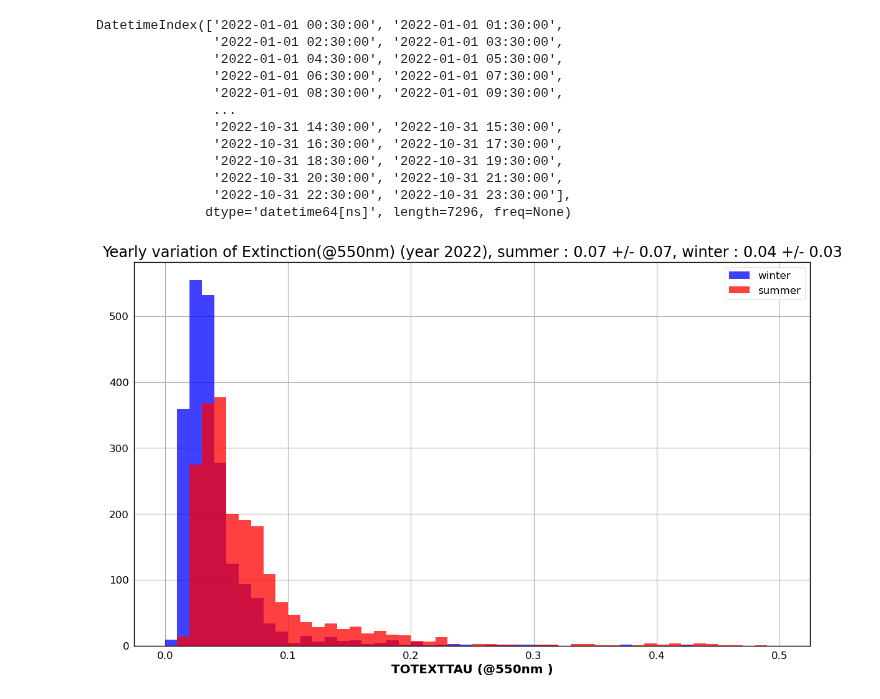
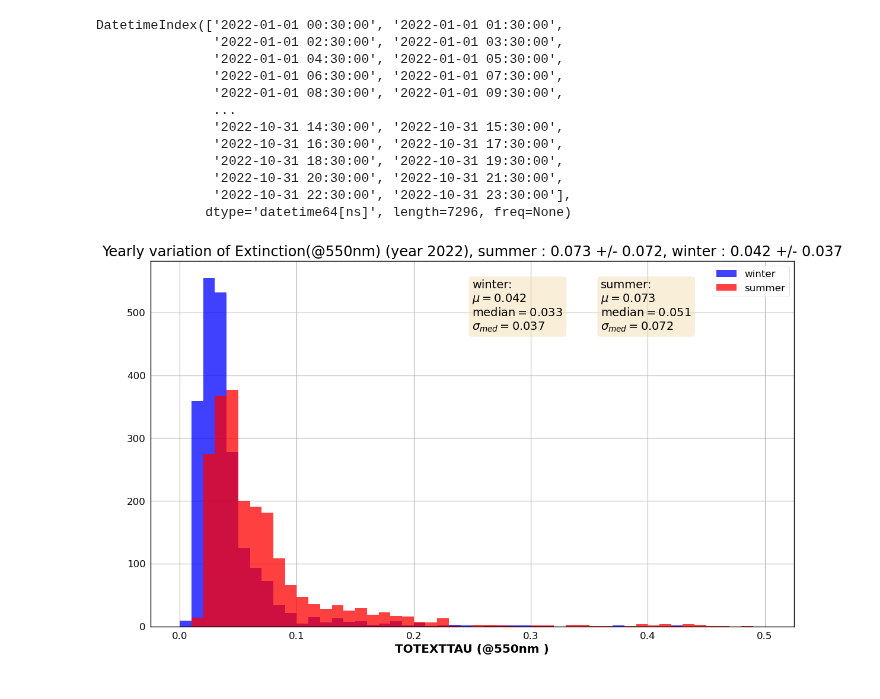
Before and after one commit to sylvielsstfr/GMAOMERRA2, a Jupyter notebook: tavg1_2d_aer_Nx_M2T1NXAER/MakeHistogramsfromAERXX.ipynb, the cells around one changed output. Saved outputs shown, nothing was run; the diff lists cells and outputs as text; code cells hidden in the pictures.

```diff
--- a/tavg1_2d_aer_Nx_M2T1NXAER/MakeHistogramsfromAERXX.ipynb
+++ b/tavg1_2d_aer_Nx_M2T1NXAER/MakeHistogramsfromAERXX.ipynb
@@ -174,4 +176,6 @@ sigma_var_winter = np.std(var_winter)
 # %%
 mean_var_summer = np.mean(var_summer)
+median_var_summer = np.median(var_summer)
 variance_var_summer = np.var(var_summer)
 sigma_var_summer = np.std(var_summer)
+sigmamed_var_summer = np.std(var_summer-median_var_summer)
@@ -184,14 +182,44 @@ ss=np.trunc(sigma_var_summer*100)/100
+# %%
+mw=np.trunc(mean_var_winter*1000)/1000
+medw=np.trunc(median_var_winter*1000)/1000
+sw=np.trunc(sigma_var_winter*1000)/1000
+smedw=np.trunc(sigmamed_var_winter*1000)/1000
+
+ms=np.trunc(mean_var_summer*1000)/1000
+ss=np.trunc(sigma_var_summer*1000)/1000
+meds=np.trunc(median_var_summer*1000)/1000
+smeds=np.trunc(sigmamed_var_summer*1000)/1000
+# %%
+textstr_s = '\n'.join(("summer:",
+    r'$\mu=%.3f$' % (ms, ),
+    r'$\mathrm{median}=%.3f$' % (meds, ),
+    r'$\sigma_{med}=%.3f$' % (smeds, )))
+# %%
+textstr_w = '\n'.join(("winter:",
+    r'$\mu=%.3f$' % (mw, ),
+    r'$\mathrm{median}=%.3f$' % (medw, ),
+    r'$\sigma_{med}=%.3f$' % (smedw, )))
 # %%
 title = "Yearly variation of {}({}) (year {}), summer : {} +/- {}, winter : {} +/- {}".format(VAR_title,VAR_unit,YEARSTR,ms,ss,mw,sw)
 # %%
-plt.figure(figsize=(14,8))
-n, bins, patches = plt.hist(var_winter, 50, range=(VAR_min,VAR_max),density=False, facecolor='blue', alpha=0.75,label='winter')
-n, bins, patches = plt.hist(var_summer, 50, range=(VAR_min,VAR_max),density=False, facecolor='red', alpha=0.75,label='summer')
-plt.title(title)
+fig,ax=plt.subplots(1,1,figsize=(14,8))
+n, bins, patches = ax.hist(var_winter, 50, range=(VAR_min,VAR_max),density=False, facecolor='blue', alpha=0.75,label='winter')
+n, bins, patches = ax.hist(var_summer, 50, range=(VAR_min,VAR_max),density=False, facecolor='red', alpha=0.75,label='summer')
+ax.set_title(title)
 xtitle=VAR_name+' ('+VAR_unit+' )'
-plt.xlabel(xtitle)
+ax.set_xlabel(xtitle)
 figfilename='Histo_'+VAR_name+'_'+YEARSTR+'_WinterSummer.png'
-plt.legend()
+ax.legend()
+
+props = dict(boxstyle='round', facecolor='wheat', alpha=0.5)
+
+# place a text box in upper left in axes coords
+ax.text(0.5, 0.95, textstr_w, transform=ax.transAxes, fontsize=14,
+        verticalalignment='top', bbox=props)
+
+ax.text(0.7, 0.95, textstr_s, transform=ax.transAxes, fontsize=14,
+        verticalalignment='top', bbox=props)
+
 plt.savefig(figfilename)
 # %% [output]
-[figure, old version]
+[figure, new version]
```
Also changed, not shown: parts of 2 cells of this notebook, 1 other file.
